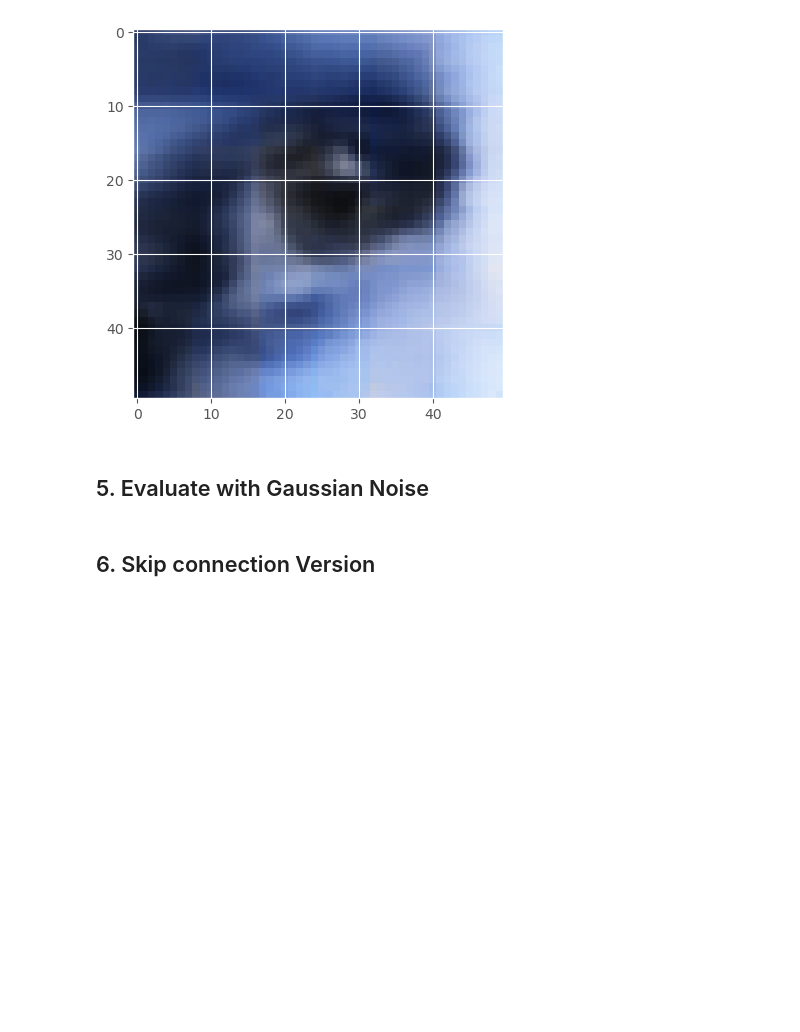
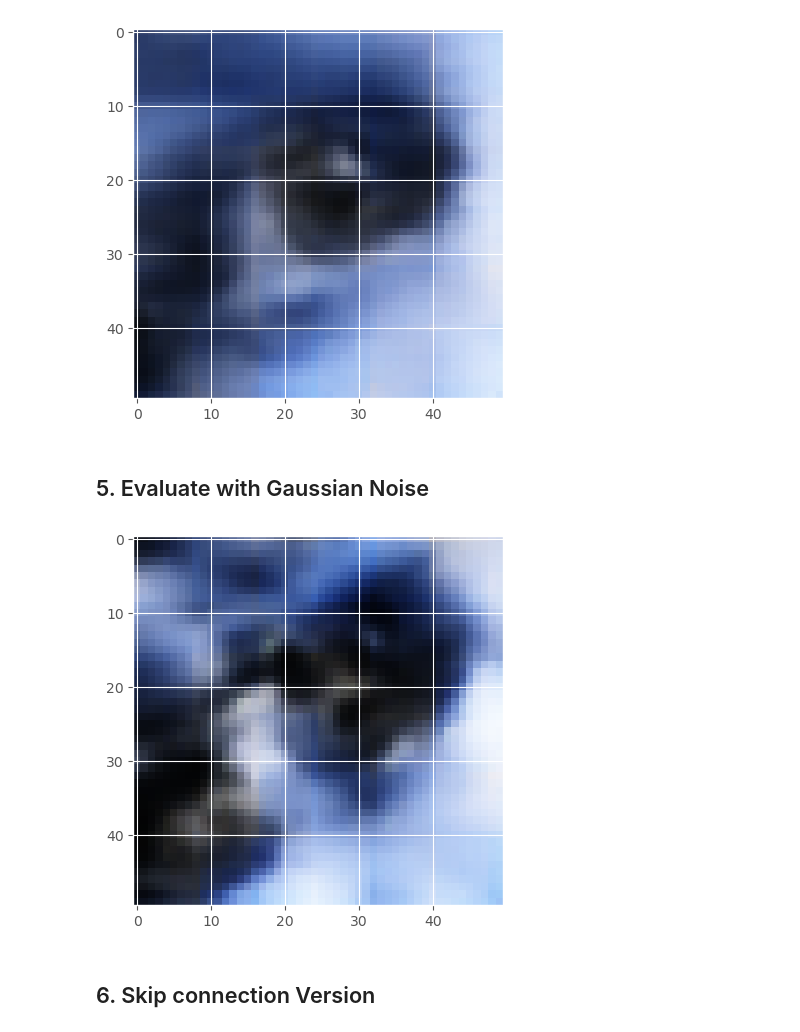
Before and after one commit to How-Wang/NVLab_summer_school, a Jupyter notebook: AE_and_VAE/hw3.ipynb, the cells around one changed output. Drawn from its saved outputs; the diff is of its cells as text; code cells hidden in the pictures; blank space fills up the shorter version.

Commit message:
Get noise output

```diff
--- a/AE_and_VAE/hw3.ipynb
+++ b/AE_and_VAE/hw3.ipynb
@@ -342,28 +345,27 @@ vae PSNR:25.869730189767193, SSIM:0.7805314064025879
 # %%
 ae_model = torch.load(ae_file_path)
 vae_model = torch.load(vae_file_path)
 ae_model.eval()
 vae_model.eval()
 
 # for batch_data, _ in eye_eval_dataloader:
 for i, (batch_data, _) in enumerate(eye_eval_dataloader):
     with torch.no_grad():
         optimizer.zero_grad()
-        ae_reconstructions = ae(batch_data)
-        vae_reconstructions, _, _ = vae(batch_data)
+        Gaussian_noise = torch.randn(LATENT_DIM)
+        ae_reconstructions = ae(batch_data, add_noise=True, noise=Gaussian_noise)
+        vae_reconstructions, _, _ = vae(batch_data, add_noise=True, noise=Gaussian_noise)
 
         vae_recon_img = torch.squeeze(vae_reconstructions).permute(1, 2, 0).numpy()
         ae_recon_img = torch.squeeze(ae_reconstructions).permute(1, 2, 0).numpy()
         batch_img = torch.squeeze(batch_data).permute(1, 2, 0).numpy()
         if i+1 in [91, 92, 93, 94, 95, 481, 482, 483, 484, 485, 936, 937, 938, 939, 940, 1446, 1447, 1448, 1449, 1450]:
             plt.imshow(ae_recon_img)
-            plt.savefig(f'ae_result/{i+1}.png')
+            plt.savefig(f'noise_ae_result/{i+1}.png')
             plt.imshow(vae_recon_img)
-            plt.savefig(f'vae_result/{i+1}.png')
-
-
-print(f'ae PSNR:{np.mean(ae_PSNR_list)}, SSIM:{np.mean(ae_SSIM_list)}')
-print(f'vae PSNR:{np.mean(vae_PSNR_list)}, SSIM:{np.mean(vae_SSIM_list)}')
+            plt.savefig(f'noise_vae_result/{i+1}.png')
+# %% [output]
+[figure, added]
 # %% [markdown]
 ## 6. Skip connection Version
 # %%
```
Also changed, not shown: parts of 1 cell of this notebook, 40 other files.
